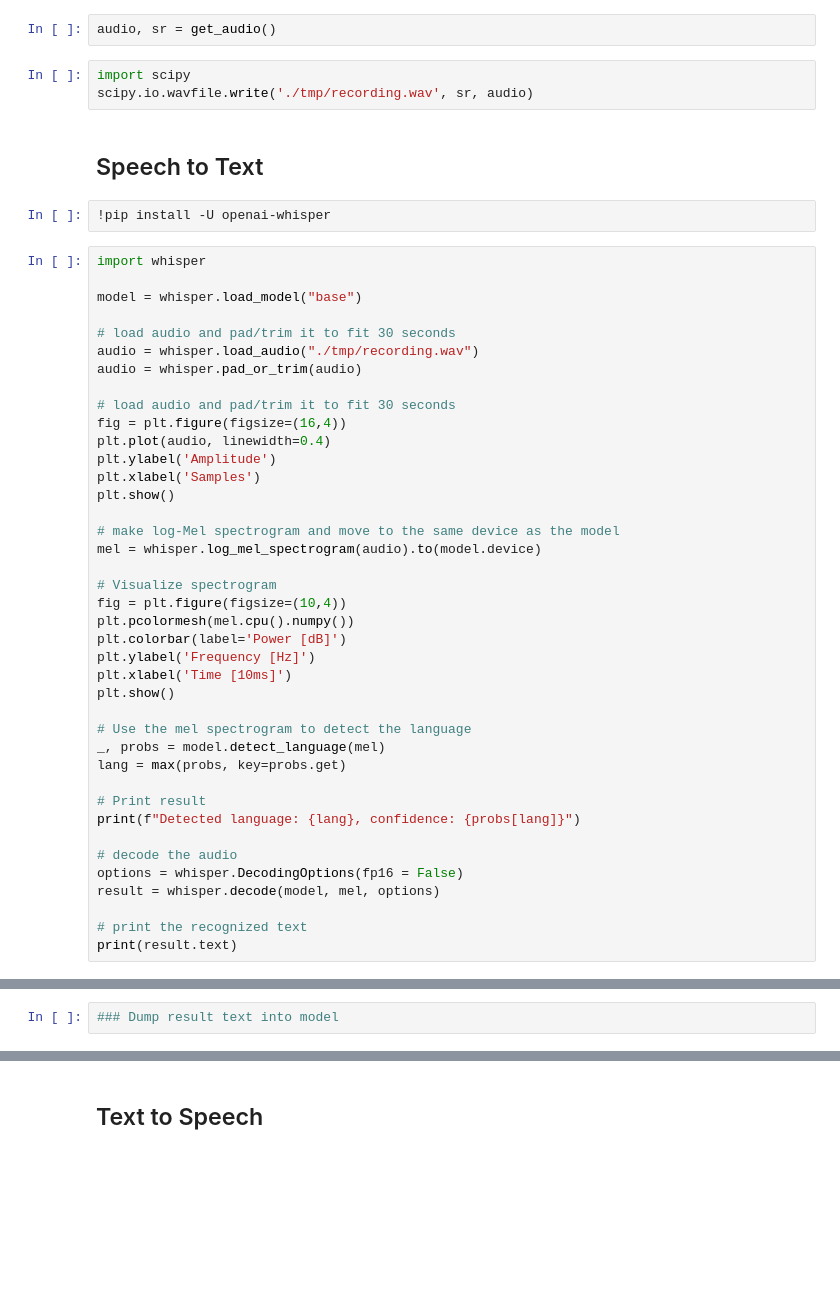
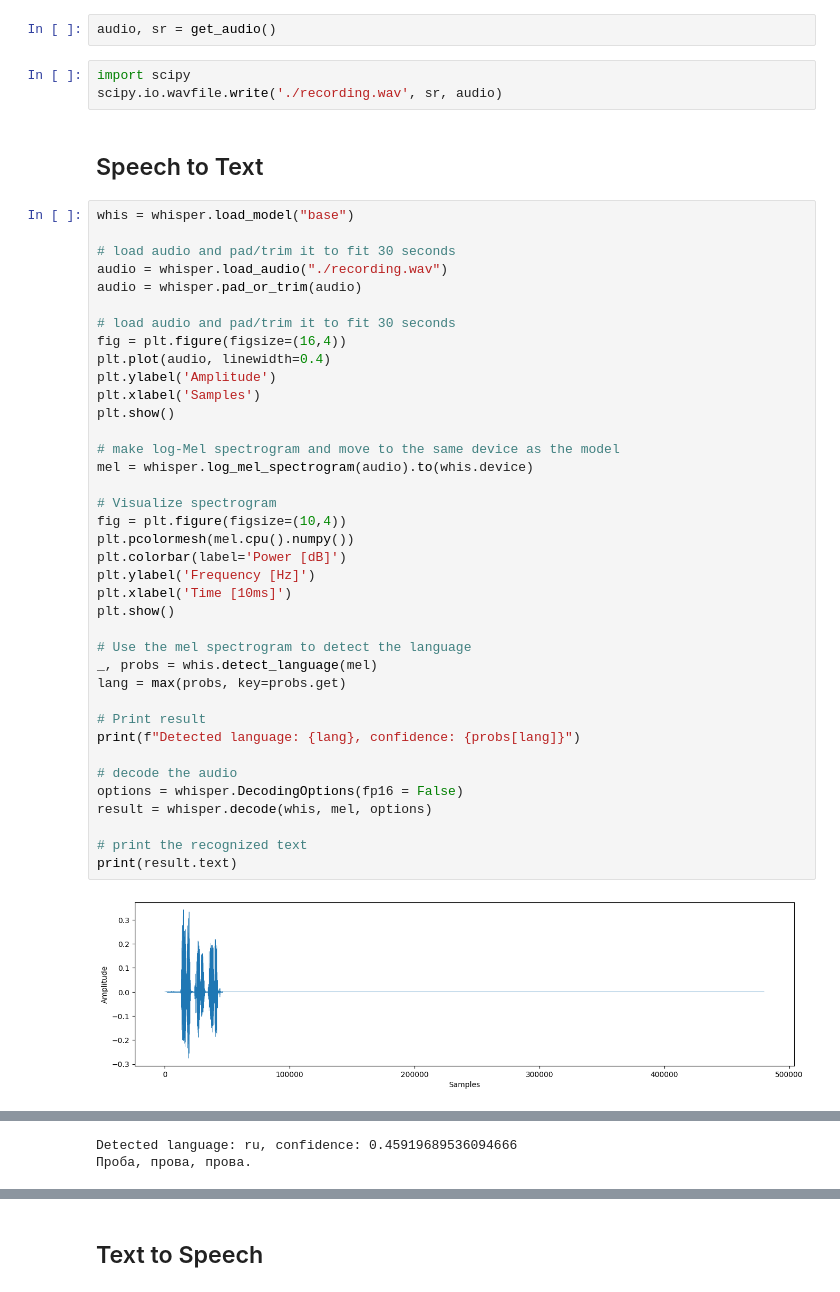
Before and after one commit to steq28/MedicalMeadow, a Jupyter notebook: ATML_part2.ipynb, the cells around one changed output, grey strips where cells are left out. Cells and saved outputs as stored; diff of their text form; blank space fills up the shorter version.

Commit message:
Tested Text to speech and Speech to text, added loading model

```diff
--- a/ATML_part2.ipynb
+++ b/ATML_part2.ipynb
@@ -587,48 +610,46 @@ def get_audio():
 audio, sr = get_audio()
 # %%
 import scipy
-scipy.io.wavfile.write('./tmp/recording.wav', sr, audio)
+scipy.io.wavfile.write('./recording.wav', sr, audio)
 # %% [markdown]
 ## Speech to Text
-# %%
-!pip install -U openai-whisper
 # %%
-import whisper
-
-model = whisper.load_model("base")
+whis = whisper.load_model("base")
 
 # load audio and pad/trim it to fit 30 seconds
-audio = whisper.load_audio("./tmp/recording.wav")
+audio = whisper.load_audio("./recording.wav")
 audio = whisper.pad_or_trim(audio)
 
 # load audio and pad/trim it to fit 30 seconds
 fig = plt.figure(figsize=(16,4))
 plt.plot(audio, linewidth=0.4)
 plt.ylabel('Amplitude')
 plt.xlabel('Samples')
 plt.show()
 
 # make log-Mel spectrogram and move to the same device as the model
-mel = whisper.log_mel_spectrogram(audio).to(model.device)
+mel = whisper.log_mel_spectrogram(audio).to(whis.device)
 
 # Visualize spectrogram
 fig = plt.figure(figsize=(10,4))
 plt.pcolormesh(mel.cpu().numpy())
 plt.colorbar(label='Power [dB]')
 plt.ylabel('Frequency [Hz]')
 plt.xlabel('Time [10ms]')
 plt.show()
 
 # Use the mel spectrogram to detect the language
-_, probs = model.detect_language(mel)
+_, probs = whis.detect_language(mel)
 lang = max(probs, key=probs.get)
 
 # Print result
 print(f"Detected language: {lang}, confidence: {probs[lang]}")
 
 # decode the audio
 options = whisper.DecodingOptions(fp16 = False)
-result = whisper.decode(model, mel, options)
+result = whisper.decode(whis, mel, options)
 
 # print the recognized text
 print(result.text)
+# %% [output]
+[figure, added]
@@ -635,2 +657,2 @@ print(result.text)
+Detected language: ru, confidence: 0.45919689536094666
+Проба, прова, прова.
-# %%
-### Dump result text into model
```
Also changed, not shown: parts of 16 cells of this notebook.
